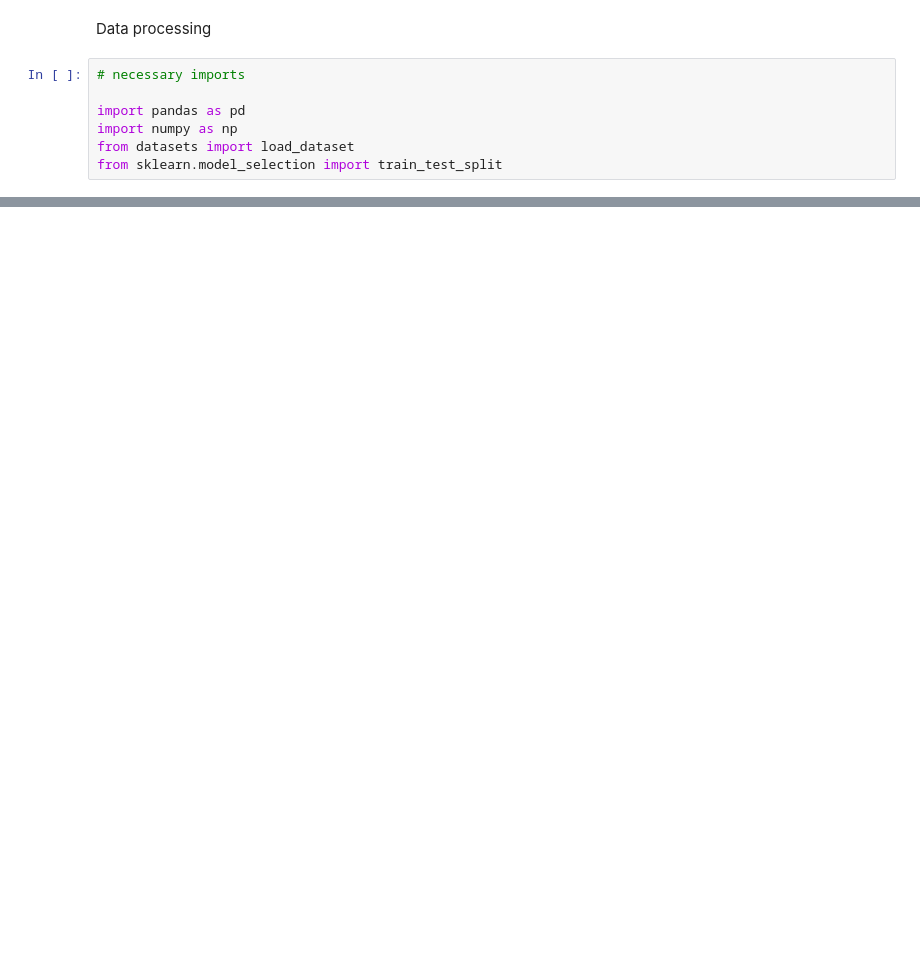
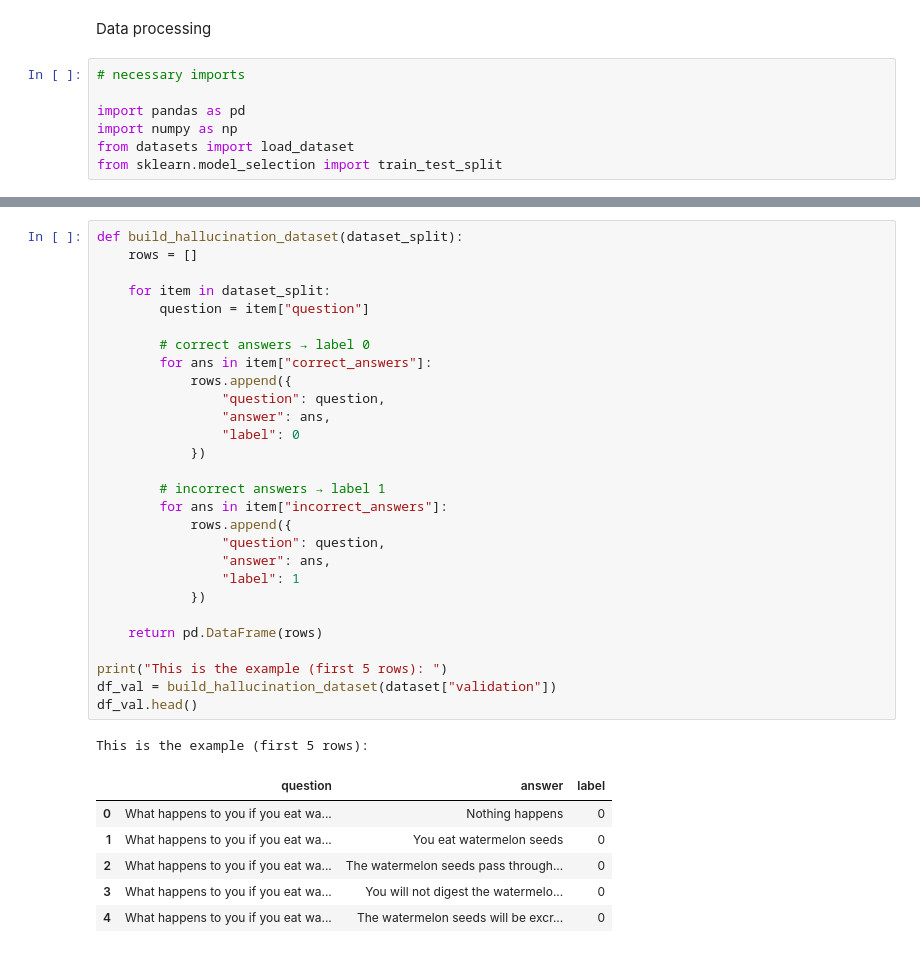
Before and after one commit to SwaritSamiran/hallucination-detector-nlp, a Jupyter notebook: notebook/data_processing.ipynb, the cells around one changed output, grey strips where cells are left out. Drawn from its saved outputs; the diff is of its cells as text; blank space fills up the shorter version.

```diff
--- a/notebook/data_processing.ipynb
+++ b/notebook/data_processing.ipynb
@@ -22,0 +50,36 @@ DatasetDict({
+# %%
+def build_hallucination_dataset(dataset_split):
+    rows = []
+
+    for item in dataset_split:
+        question = item["question"]
+
+        # correct answers → label 0
+        for ans in item["correct_answers"]:
+            rows.append({
+                "question": question,
+                "answer": ans,
+                "label": 0
+            })
+
+        # incorrect answers → label 1
+        for ans in item["incorrect_answers"]:
+            rows.append({
+                "question": question,
+                "answer": ans,
+                "label": 1
+            })
+
+    return pd.DataFrame(rows)
+
+print("This is the example (first 5 rows): ")
+df_val = build_hallucination_dataset(dataset["validation"])
+df_val.head()
+# %% [output]
+This is the example (first 5 rows):
+|  | question | answer | label |
+| 0 | What happens to you if you eat wa... | Nothing happens | 0 |
+| 1 | What happens to you if you eat wa... | You eat watermelon seeds | 0 |
+| 2 | What happens to you if you eat wa... | The watermelon seeds pass through... | 0 |
+| 3 | What happens to you if you eat wa... | You will not digest the watermelo... | 0 |
+| 4 | What happens to you if you eat wa... | The watermelon seeds will be excr... | 0 |
```
Also changed, not shown: parts of 12 cells of this notebook.
